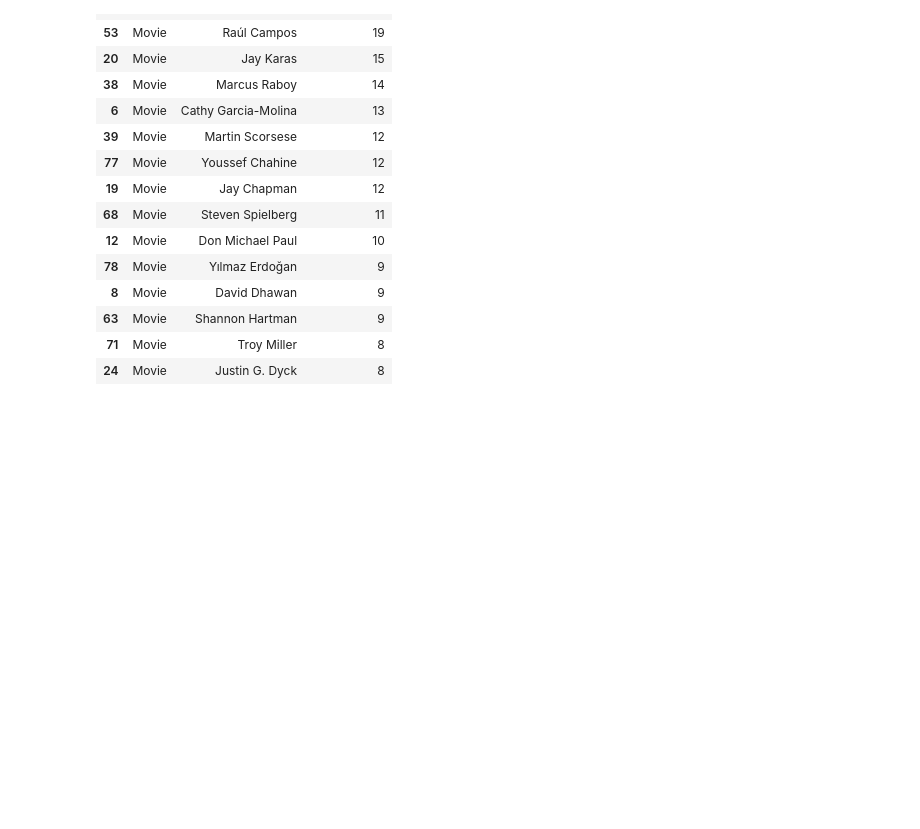
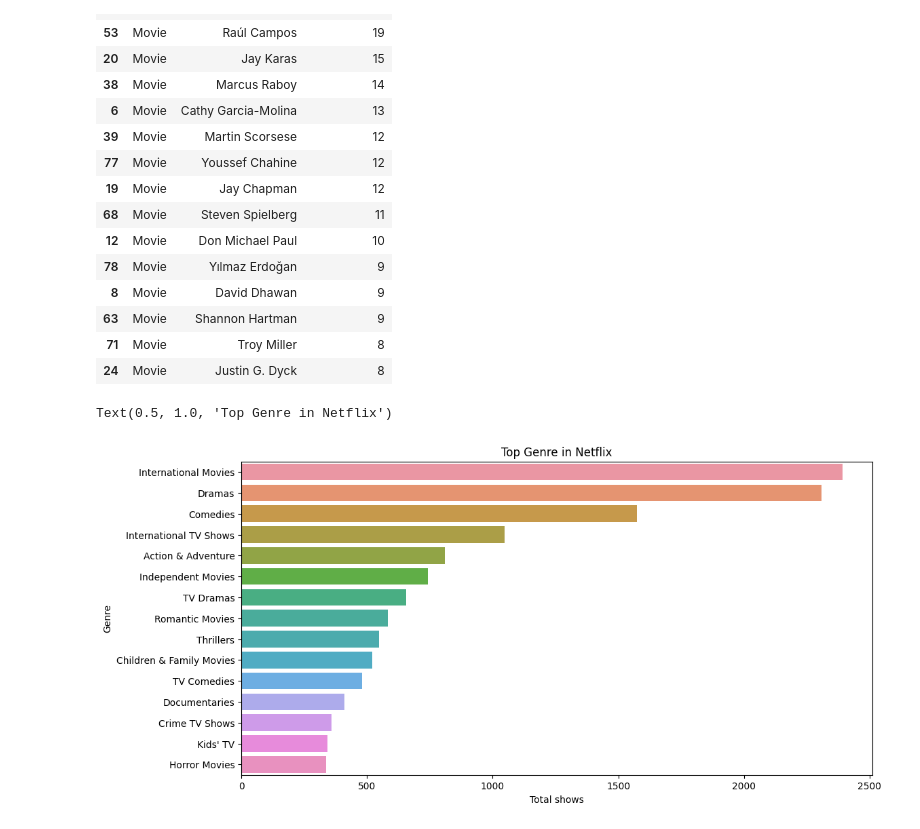
Before and after one commit to callmesupls/NCKH_Netflix_2022_2023, a Jupyter notebook: XuLyDuLieuLan1.ipynb, the cells around one changed output. Saved outputs shown, nothing was run; the diff lists cells and outputs as text; code cells hidden in the pictures; blank space fills up the shorter version.

```diff
--- a/XuLyDuLieuLan1.ipynb
+++ b/XuLyDuLieuLan1.ipynb
@@ -236,3 +236,13 @@ t1
 # raw_data['year_added']=raw_data['date_added'].apply(lambda x: int(x.year))
 # raw_data['month_added']=raw_data['date_added'].apply(lambda x: int(x.month))
 # raw_data.head()
+# %%
+ra = data.groupby(['genre']).agg({'show_id':'nunique'}).reset_index().sort_values('show_id',ascending=False).head(15)
+plt.figure(figsize=(12,6))
+r=sns.barplot(data=ra,x='show_id', y='genre')
+plt.ylabel('Genre',fontsize=10)
+plt.xlabel(xlabel='Total shows',fontsize=10)
+plt.title('Top Genre in Netflix')
+# %% [output]
+Text(0.5, 1.0, 'Top Genre in Netflix')
+[figure, added]
```
Also changed, not shown: parts of 2 cells of this notebook, 2 other files.
